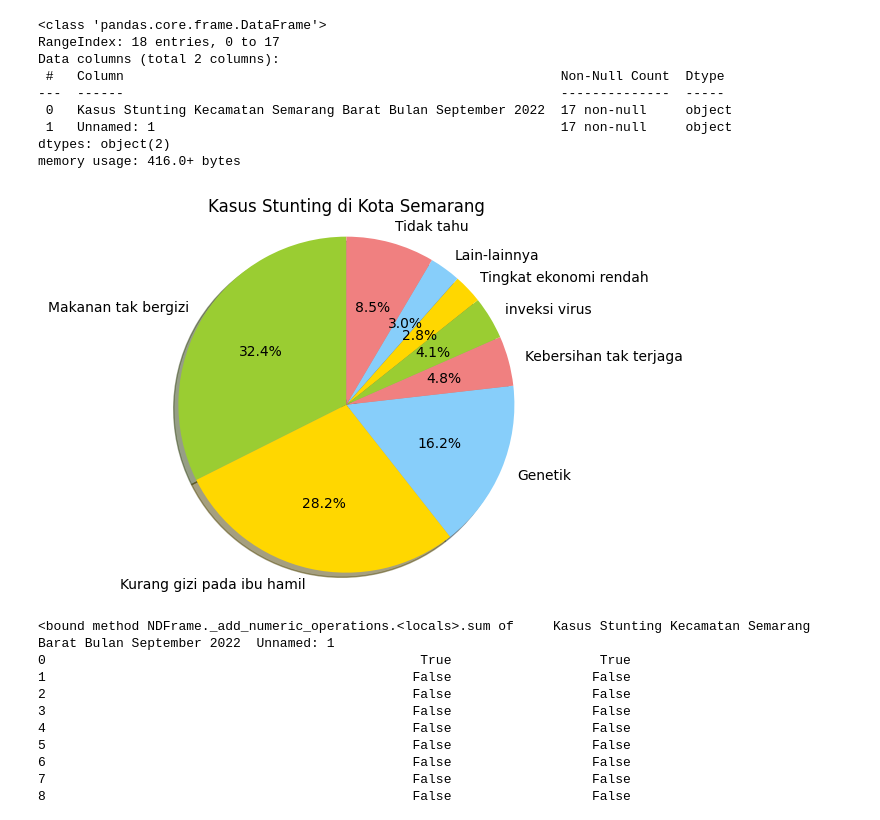
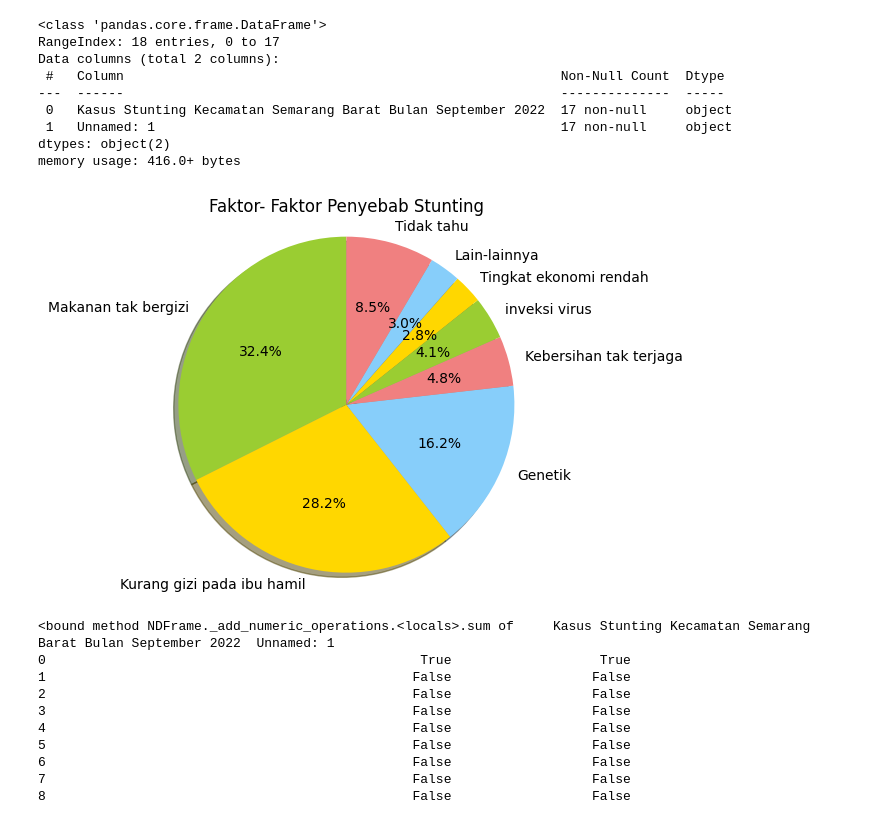
Before and after one commit to annisaaurelia974/Kecerdasan-Buatan, a Jupyter notebook: Data_Kasus_Stunting_di_Semarang_2022.ipynb, the cells around one changed output. Cells and saved outputs as stored; diff of their text form; code cells hidden in the pictures.

```diff
--- a/Data_Kasus_Stunting_di_Semarang_2022.ipynb
+++ b/Data_Kasus_Stunting_di_Semarang_2022.ipynb
@@ -310,18 +310,18 @@ memory usage: 416.0+ bytes
 # %%
 import matplotlib.pyplot as plt
 
 labels = ['Makanan tak bergizi', 'Kurang gizi pada ibu hamil', 'Genetik', 'Kebersihan tak terjaga', 'inveksi virus', 'Tingkat ekonomi rendah', 'Lain-lainnya', 'Tidak tahu']
 quantity = [32.4, 28.2, 16.2, 4.8, 4.1, 2.8, 3, 8.5]
 colors = ['yellowgreen', 'gold', 'lightskyblue', 'lightcoral']
 
-plt.title('Kasus Stunting di Kota Semarang')
+plt.title('Faktor- Faktor Penyebab Stunting')
 plt.pie(quantity, labels=labels, colors=colors,
         autopct='%1.1f%%', shadow=True, startangle=90)
 
 plt.axis('equal')
 plt.show()
 # %% [output]
-[figure, old version]
+[figure, new version]
 # %%
 df.isnull().sum
 # %% [output]
```
